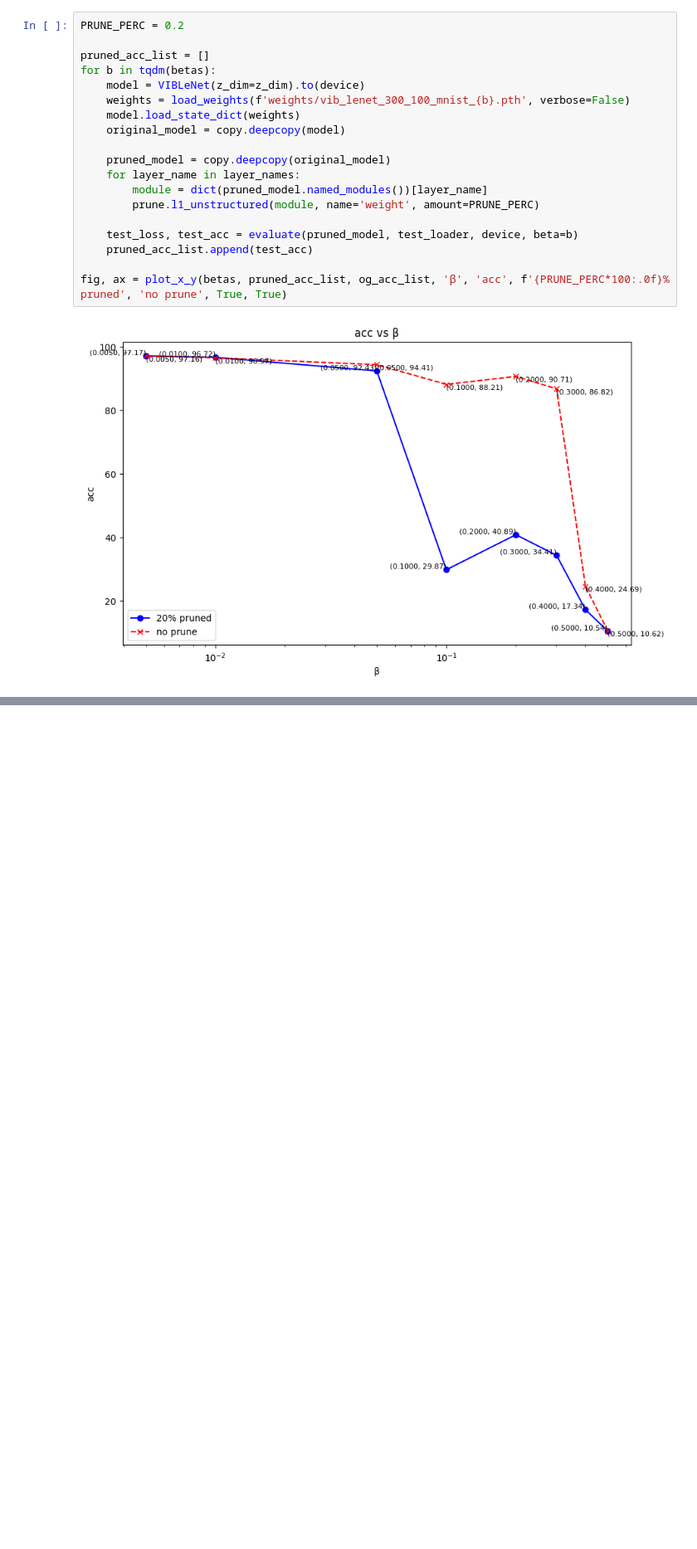
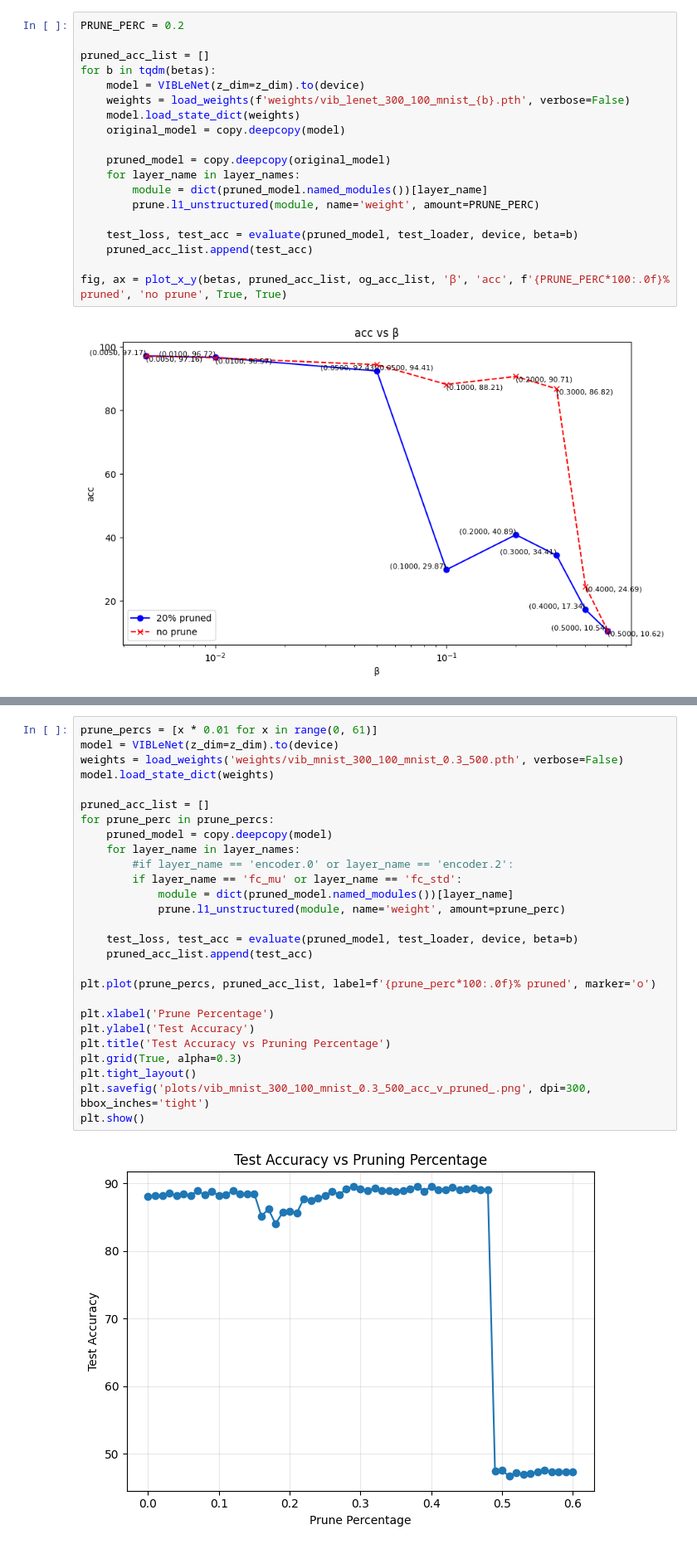
Before and after one commit to InformationPlanesDecompositions/nn-vib, a Jupyter notebook: vib_lenet_old/vib_lenet_300_100_prune_testing.ipynb, the cells around one changed output, grey strips where cells are left out. Shown: that part at 83% size. Saved outputs shown, nothing was run; the diff lists cells and outputs as text; blank space fills up the shorter version.

```diff
--- a/vib_lenet_300_100_prune_testing.ipynb
+++ b/vib_lenet_old/vib_lenet_300_100_prune_testing.ipynb
@@ -166,0 +183,29 @@ plt.show()
+# %%
+prune_percs = [x * 0.01 for x in range(0, 61)]
+model = VIBLeNet(z_dim=z_dim).to(device)
+weights = load_weights('weights/vib_mnist_300_100_mnist_0.3_500.pth', verbose=False)
+model.load_state_dict(weights)
+
+pruned_acc_list = []
+for prune_perc in prune_percs:
+    pruned_model = copy.deepcopy(model)
+    for layer_name in layer_names:
+        #if layer_name == 'encoder.0' or layer_name == 'encoder.2':
+        if layer_name == 'fc_mu' or layer_name == 'fc_std':
+            module = dict(pruned_model.named_modules())[layer_name]
+            prune.l1_unstructured(module, name='weight', amount=prune_perc)
+
+    test_loss, test_acc = evaluate(pruned_model, test_loader, device, beta=b)
+    pruned_acc_list.append(test_acc)
+
+plt.plot(prune_percs, pruned_acc_list, label=f'{prune_perc*100:.0f}% pruned', marker='o')
+
+plt.xlabel('Prune Percentage')
+plt.ylabel('Test Accuracy')
+plt.title('Test Accuracy vs Pruning Percentage')
+plt.grid(True, alpha=0.3)
+plt.tight_layout()
+plt.savefig('plots/vib_mnist_300_100_mnist_0.3_500_acc_v_pruned_.png', dpi=300, bbox_inches='tight')
+plt.show()
+# %% [output]
+[figure, added]
```
Also changed, not shown: parts of 1 cell of this notebook, 10 other files.
